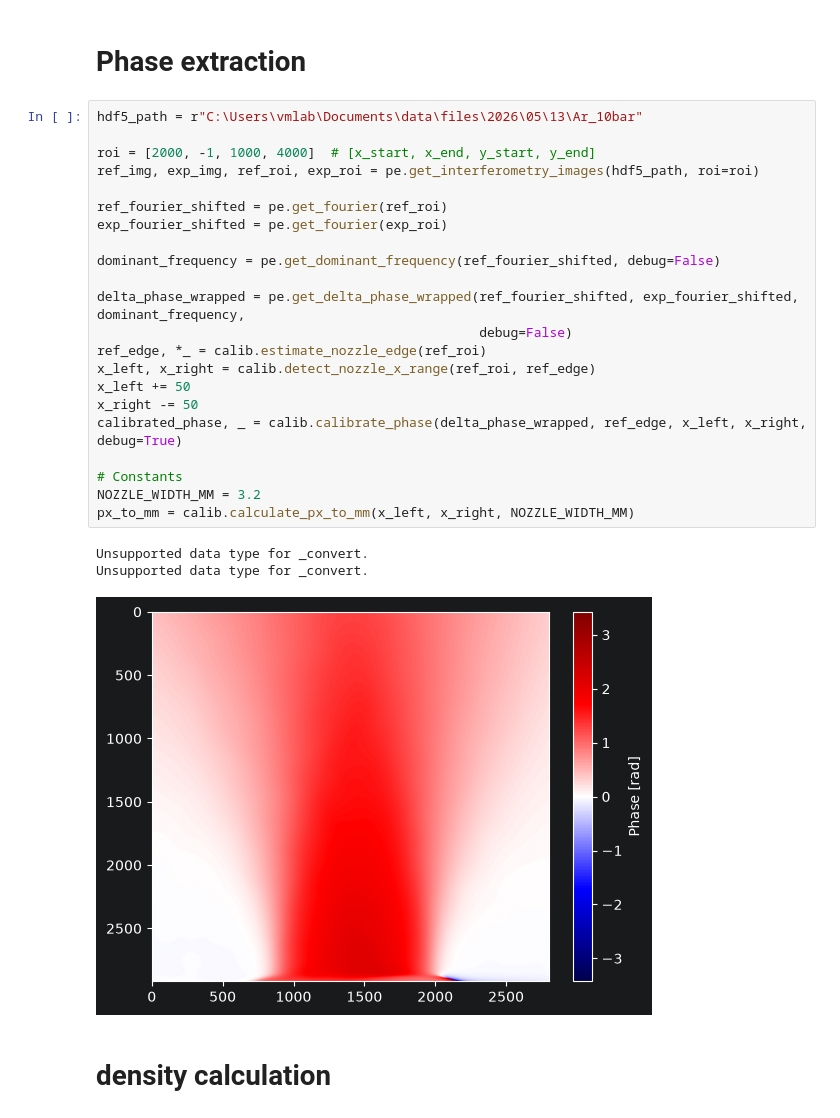
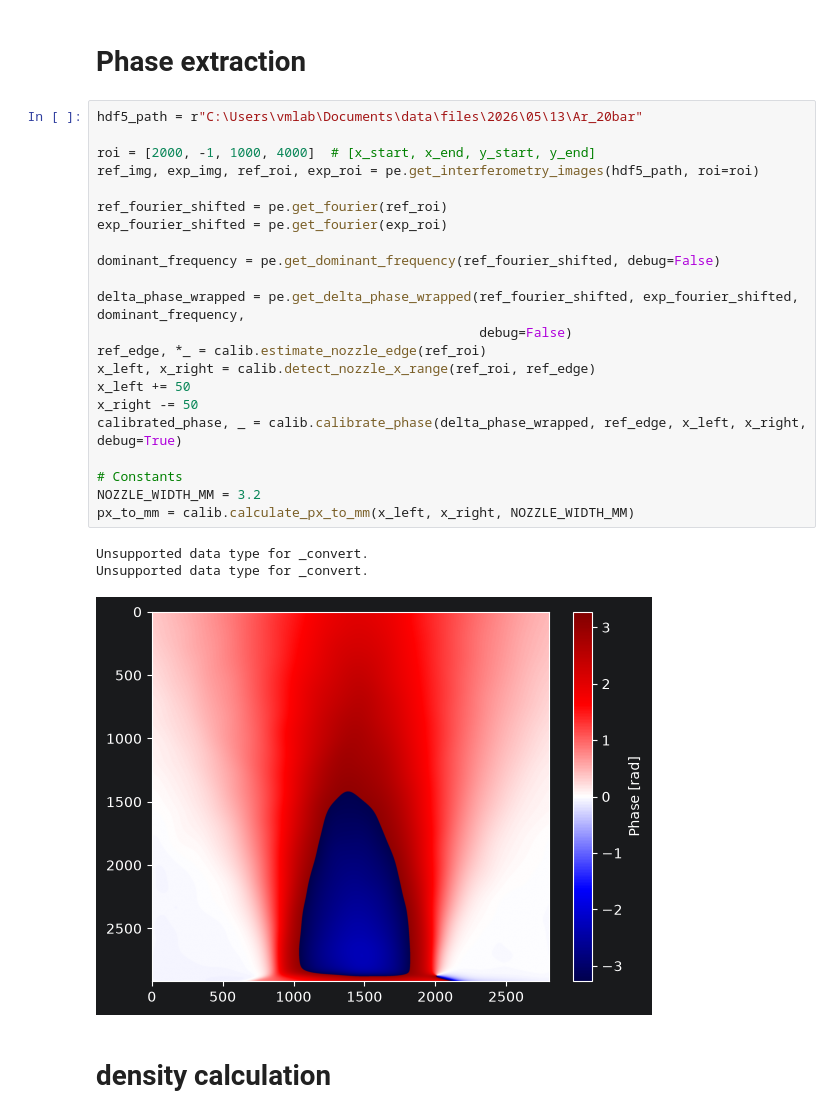
Before and after one commit to MalkaTargetry/nozzle_analysis, a Jupyter notebook: notebooks/nozzle_15.ipynb, the cells around one changed output. Drawn from its saved outputs; the diff is of its cells as text.

```diff
--- a/notebooks/nozzle_15.ipynb
+++ b/notebooks/nozzle_15.ipynb
@@ -28,31 +28,31 @@ The autoreload extension is already loaded. To reload it, use:
 # %% [markdown]
 # Phase extraction
 # %%
-hdf5_path = r"C:\Users\vmlab\Documents\data\files\2026\05\13\Ar_10bar"
+hdf5_path = r"C:\Users\vmlab\Documents\data\files\2026\05\13\Ar_20bar"
 
 roi = [2000, -1, 1000, 4000]  # [x_start, x_end, y_start, y_end]
 ref_img, exp_img, ref_roi, exp_roi = pe.get_interferometry_images(hdf5_path, roi=roi)
 
 ref_fourier_shifted = pe.get_fourier(ref_roi)
 exp_fourier_shifted = pe.get_fourier(exp_roi)
 
 dominant_frequency = pe.get_dominant_frequency(ref_fourier_shifted, debug=False)
 
 delta_phase_wrapped = pe.get_delta_phase_wrapped(ref_fourier_shifted, exp_fourier_shifted, dominant_frequency,
                                                  debug=False)
 ref_edge, *_ = calib.estimate_nozzle_edge(ref_roi)
 x_left, x_right = calib.detect_nozzle_x_range(ref_roi, ref_edge)
 x_left += 50
 x_right -= 50
 calibrated_phase, _ = calib.calibrate_phase(delta_phase_wrapped, ref_edge, x_left, x_right, debug=True)
 
 # Constants
 NOZZLE_WIDTH_MM = 3.2
 px_to_mm = calib.calculate_px_to_mm(x_left, x_right, NOZZLE_WIDTH_MM)
 # %% [output]
 Unsupported data type for _convert.
 Unsupported data type for _convert.
-[figure, old version]
+[figure, new version]
 # %% [markdown]
 # density calculation
 # %%
```
Also changed, not shown: parts of 3 cells of this notebook, 4 other files.
